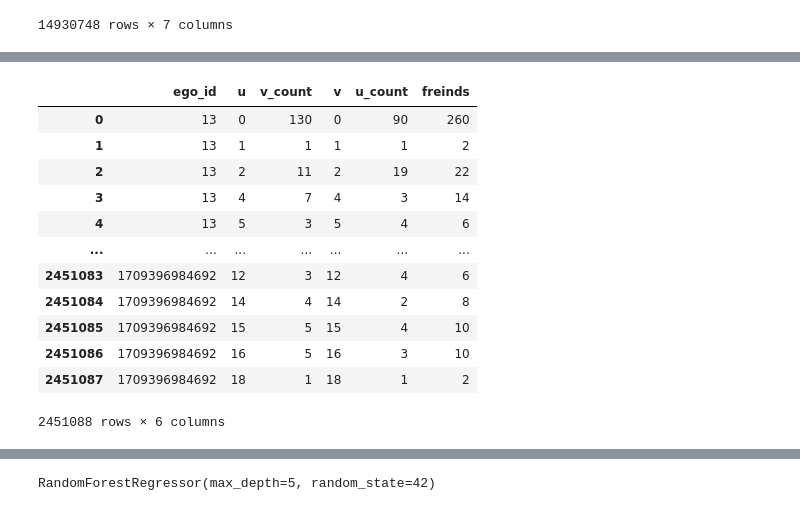
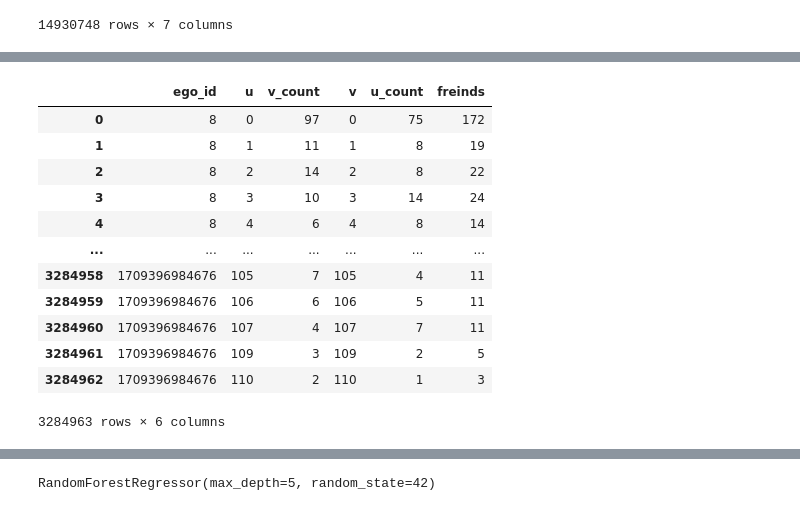
Before and after one commit to leofunow/VK-ego-WGHack, a Jupyter notebook: main.ipynb, the cells around one changed output, grey strips where cells are left out. Saved outputs shown, nothing was run; the diff lists cells and outputs as text; code cells hidden in the pictures.

```diff
--- a/main.ipynb
+++ b/main.ipynb
@@ -7,2 +9,2 @@ from sklearn.metrics import mean_squared_error
 # %%
-train = pd.read_csv("train_subset_4.csv")
+train = pd.read_csv("test.csv")
@@ -67,4 +51,4 @@ attr
 # %%
 train_2 = pd.merge(train, attr, on=['ego_id', 'u']).merge(attr, right_on=['ego_id', 'u'], left_on=['ego_id', 'v'])
 # %%
-train_2.drop_duplicates()
+train_2 = train_2.drop_duplicates()
@@ -111,10 +81,10 @@ def tmp(x, y):
     return abs(x - y)
 
 
-train_2["city"] = list(map(tmp, train_2["city_id_x"], train_2["city_id_y"]))
-train_2["university"] = list(map(tmp, train_2["university_x"], train_2["university_y"]))
+train_2["city_dist"] = list(map(tmp, train_2["city_id_x"], train_2["city_id_y"]))
+train_2["university_dist"] = list(map(tmp, train_2["university_x"], train_2["university_y"]))
 train_2["sex"] = (train_2["sex_x"] + train_2["sex_y"]) % 2
-train_2["school"] = list(map(tmp, train_2["school_y"], train_2["school_x"]))
+train_2["school_dist"] = list(map(tmp, train_2["school_y"], train_2["school_x"]))
 train_2["age_dist"] = abs(train_2["age_x"] - train_2["age_y"])
 train_2["age_mean"] = (train_2["age_x"] + train_2["age_y"]) / 2
 # %%
@@ -141,7 +111,7 @@ def age_eps(x):
         return 0
 
 
-train_2['sex'] = list(map(sex_cat, train_2["sex_x"], train_2["sex_y"]))
+train_2['sex2'] = list(map(sex_cat, train_2["sex_x"], train_2["sex_y"]))
 train_2["city"] = list(map(is_the_same, train_2["city_id_x"], train_2["city_id_y"]))
 train_2["university"] = list(map(is_the_same, train_2["university_x"], train_2["university_y"]))
 train_2["school"] = list(map(is_the_same, train_2["school_y"], train_2["school_x"]))
@@ -190,21 +128,20 @@ grouped_data
 grouped_data = pd.merge(grouped_data1, grouped_data, left_on = ['ego_id', 'u'], right_on = ['ego_id', 'v'])
 # %%
 grouped_data['freinds'] = grouped_data['v_count']+grouped_data['u_count']
-grouped_data
 # %% [output]
 |  | ego_id | u | v_count | v | u_count | freinds |
-| 0 | 13 | 0 | 130 | 0 | 90 | 260 |
-| 1 | 13 | 1 | 1 | 1 | 1 | 2 |
-| 2 | 13 | 2 | 11 | 2 | 19 | 22 |
-| 3 | 13 | 4 | 7 | 4 | 3 | 14 |
-| 4 | 13 | 5 | 3 | 5 | 4 | 6 |
+| 0 | 8 | 0 | 97 | 0 | 75 | 172 |
+| 1 | 8 | 1 | 11 | 1 | 8 | 19 |
+| 2 | 8 | 2 | 14 | 2 | 8 | 22 |
+| 3 | 8 | 3 | 10 | 3 | 14 | 24 |
+| 4 | 8 | 4 | 6 | 4 | 8 | 14 |
 | ... | ... | ... | ... | ... | ... | ... |
-| 2451083 | 1709396984692 | 12 | 3 | 12 | 4 | 6 |
-| 2451084 | 1709396984692 | 14 | 4 | 14 | 2 | 8 |
-| 2451085 | 1709396984692 | 15 | 5 | 15 | 4 | 10 |
-| 2451086 | 1709396984692 | 16 | 5 | 16 | 3 | 10 |
-| 2451087 | 1709396984692 | 18 | 1 | 18 | 1 | 2 |
+| 3284958 | 1709396984676 | 105 | 7 | 105 | 4 | 11 |
+| 3284959 | 1709396984676 | 106 | 6 | 106 | 5 | 11 |
+| 3284960 | 1709396984676 | 107 | 4 | 107 | 7 | 11 |
+| 3284961 | 1709396984676 | 109 | 3 | 109 | 2 | 5 |
+| 3284962 | 1709396984676 | 110 | 2 | 110 | 1 | 3 |
-2451088 rows × 6 columns
+3284963 rows × 6 columns
 # %%
 df = pd.merge(train_3, grouped_data[['ego_id', 'u', 'freinds']], on = ['ego_id', 'u'])
 df = pd.merge(df, grouped_data[['ego_id', 'v', 'freinds']], on = ['ego_id', 'v'])
```
Also changed, not shown: parts of 12 cells of this notebook, 2 other files.
